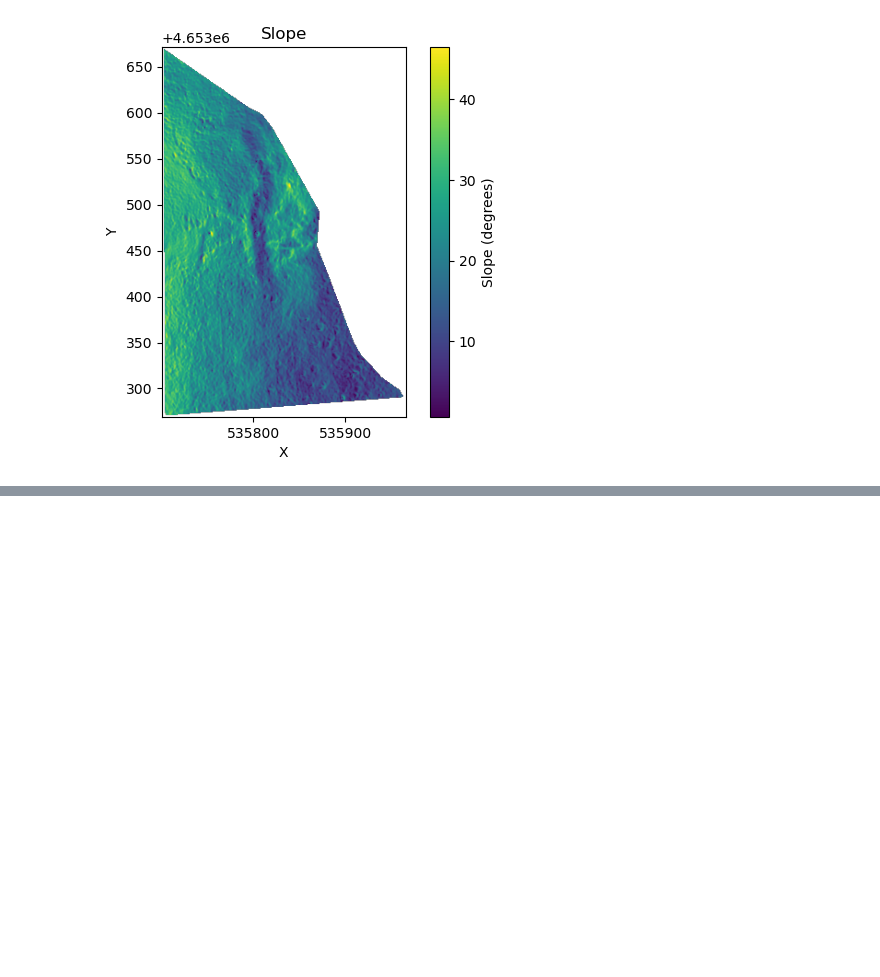
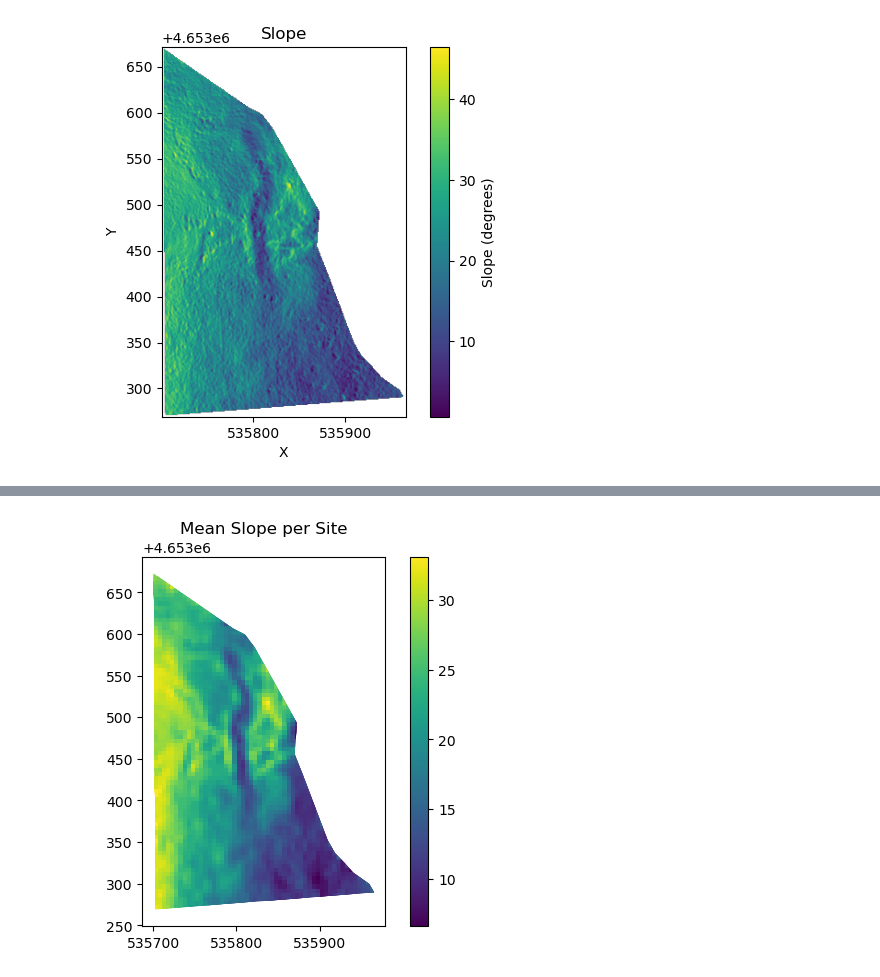
Before and after one commit to koltonrogers15-hub/Cabin_Site_suitability_Analysis, a Jupyter notebook: cabinsite.ipynb, the cells around one changed output, grey strips where cells are left out. Cells and saved outputs as stored; diff of their text form; code cells hidden in the pictures; blank space fills up the shorter version.

```diff
--- a/cabinsite.ipynb
+++ b/cabinsite.ipynb
@@ -219,0 +258,25 @@ plt.show()
+# %%
+grid = grid[["geometry"]]
+# %%
+import geopandas as gpd
+from rasterstats import zonal_stats
+
+stats = zonal_stats(grid, "parcel_slope.tif", stats="mean")
+
+grid["mean_slope"] = [s["mean"] for s in stats]
+# %%
+import matplotlib.pyplot as plt
+
+fig, ax = plt.subplots()
+
+grid.plot(
+    column="mean_slope",
+    cmap="viridis",
+    legend=True,
+    ax=ax
+)
+
+ax.set_title("Mean Slope per Site")
+plt.show()
+# %% [output]
+[figure, added]
```
Also changed, not shown: parts of 5 cells of this notebook.
